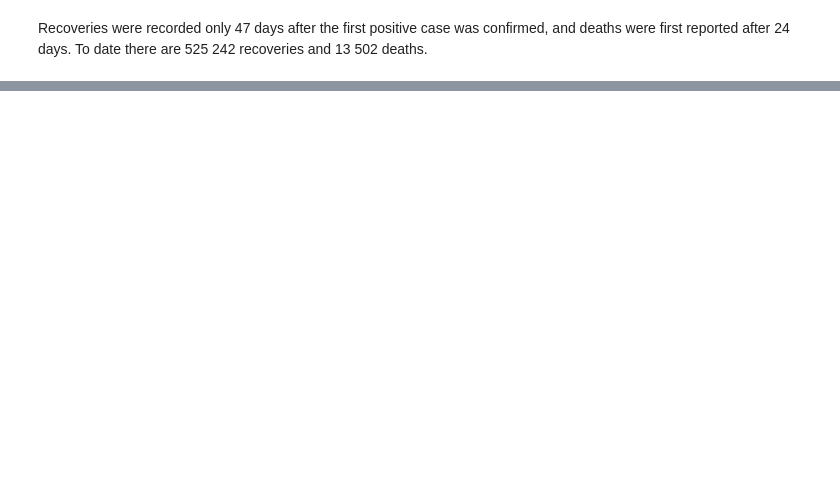
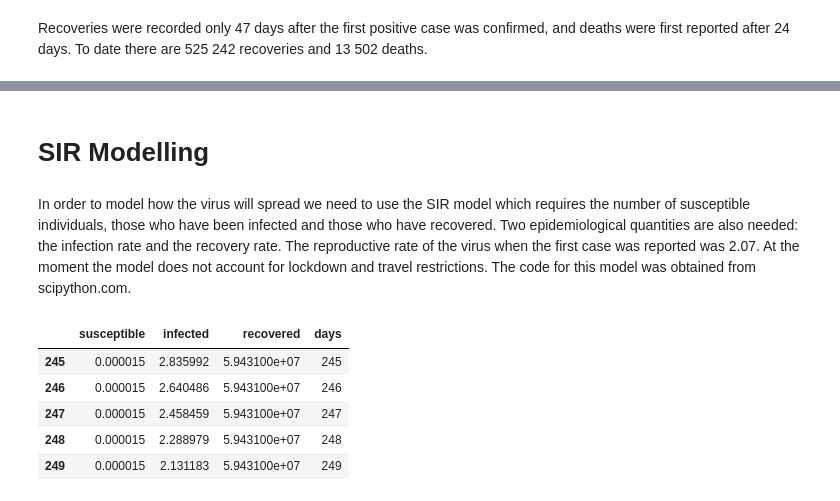
Before and after one commit to ZintleFaltein/Covid-modelling, a Jupyter notebook: Notebooks/Covid19_analysis.ipynb, the cells around one changed output, grey strips where cells are left out. Cells and saved outputs as stored; diff of their text form; code cells hidden in the pictures; blank space fills up the shorter version.

```diff
--- a/Notebooks/Covid19_analysis.ipynb
+++ b/Notebooks/Covid19_analysis.ipynb
@@ -129,0 +130,24 @@ total_cases['date'][0].month
+# %% [markdown]
+# SIR Modelling
+# %% [markdown]
+In order to model how the virus will spread we need to use the SIR model which requires the number of susceptible individuals, those who have been infected and those who have recovered. Two epidemiological quantities are also needed: the infection rate and the recovery rate. The reproductive rate of the virus when the first case was reported was 2.07. At the moment the model does not account for lockdown and travel restrictions.
+The code for this model was obtained from scipython.com.
+# %%
+# total population
+N = 59431006
+
+# recoveries & active infections
+I0 = 1
+R0 = 0
+
+# susceptible
+S0 = N - I0 - R0
+
+# infection rate
+B = 2.07
+
+# recovery rate
+G = 1/14
+
+# set the number of days to 250
+t = range(0, 250)
@@ -129,0 +174,9 @@ total_cases['date'][0].month
+# %%
+infection_model.tail()
+# %% [output]
+|  | susceptible | infected | recovered | days |
+| 245 | 0.000015 | 2.835992 | 5.943100e+07 | 245 |
+| 246 | 0.000015 | 2.640486 | 5.943100e+07 | 246 |
+| 247 | 0.000015 | 2.458459 | 5.943100e+07 | 247 |
+| 248 | 0.000015 | 2.288979 | 5.943100e+07 | 248 |
+| 249 | 0.000015 | 2.131183 | 5.943100e+07 | 249 |
```
Also changed, not shown: parts of 13 cells of this notebook, 1 other file.
